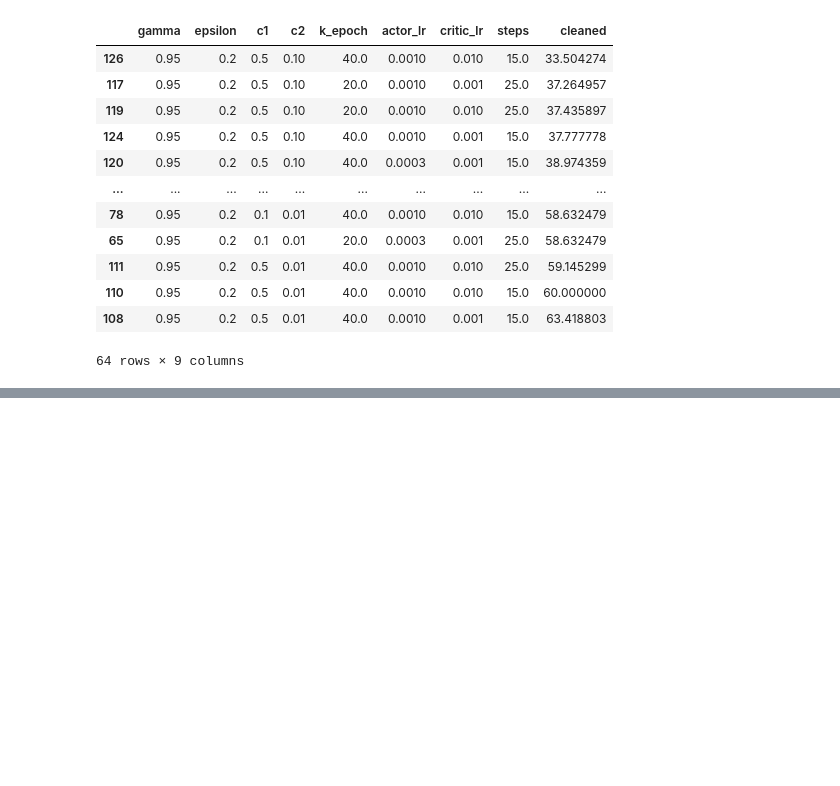
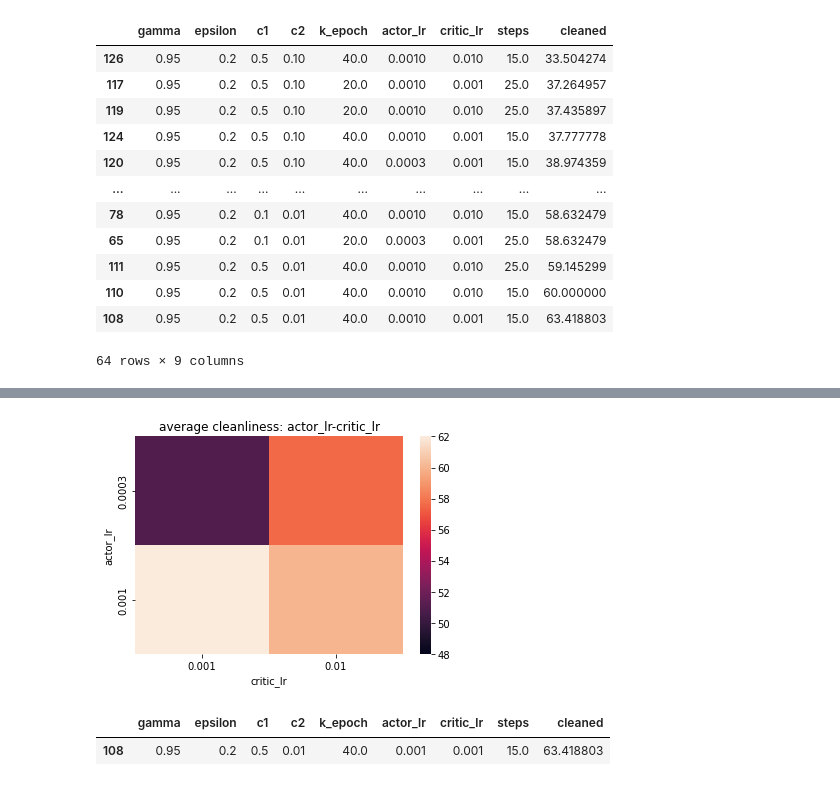
Before and after one commit to BartSlenders/Data-Intelligence-Challenge-1, a Jupyter notebook: Continuous-Simulations/ppo_results.ipynb, the cells around one changed output, grey strips where cells are left out. Drawn from its saved outputs; the diff is of its cells as text; code cells hidden in the pictures; blank space fills up the shorter version.

```diff
--- a/Continuous-Simulations/ppo_results.ipynb
+++ b/Continuous-Simulations/ppo_results.ipynb
@@ -147,0 +126,16 @@ plt.show()
+# %%
+gropued = d.groupby(['actor_lr','critic_lr'])
+avg_cln = gropued['cleaned'].mean().unstack()
+sns.heatmap(avg_cln, vmin=48, vmax=62)
+plt.title("average cleanliness: actor_lr-critic_lr")
+plt.savefig('average-cleanliness-actor_lr-critic_lr.png')
+plt.show()
+# %% [output]
+[figure, added]
+# %%
+d = d[d['actor_lr']==0.001]
+d = d[d['critic_lr']==0.001]
+d.sort_values(by='cleaned')
+# %% [output]
+|  | gamma | epsilon | c1 | c2 | k_epoch | actor_lr | critic_lr | steps | cleaned |
+| 108 | 0.95 | 0.2 | 0.5 | 0.01 | 40.0 | 0.001 | 0.001 | 15.0 | 63.418803 |
```
Also changed, not shown: parts of 10 cells of this notebook.
